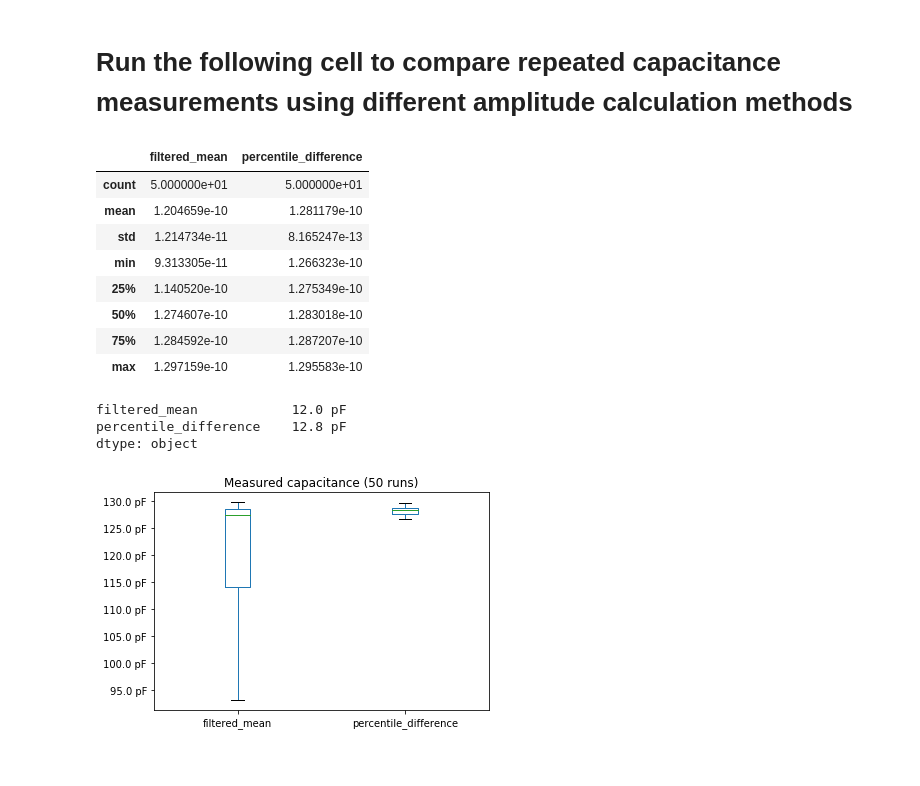
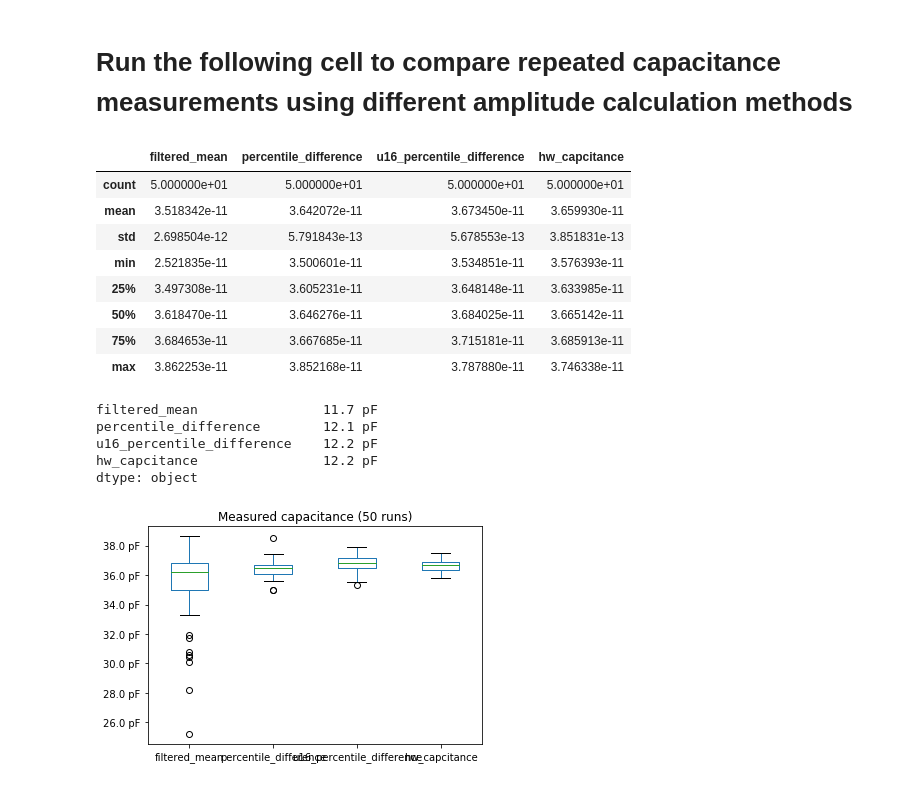
Before and after one commit to Blue-Ocean-Technologies-Inc/dropbot.py, a Jupyter notebook: dropbot/notebooks/Issue #25 - Compare filtered mean to percentile difference.ipynb, the cells around one changed output. Cells and saved outputs as stored; diff of their text form; code cells hidden in the pictures.

```diff
--- a/dropbot/notebooks/Issue #25 - Compare filtered mean to percentile difference.ipynb
+++ b/dropbot/notebooks/Issue #25 - Compare filtered mean to percentile difference.ipynb
@@ -28,6 +28,12 @@ def measure_capacitance(self, n_samples=50):
     amplitude = .5 * (volts_description['75%'] - volts_description['25%'])
     return df_volts, amplitude, v_filtered_mean
 
+
+def measure_capacitance_on_board(self, n_samples=50):
+    transfer_function = 0.15e-8 * 3.3 / 2 ** 16
+    return .5 * self.u16_percentile_diff(11, n_samples, 25, 75) * transfer_function
+
+
 try:
     proxy.terminate()
 except:
@@ -60,23 +66,30 @@ dtype: object
 # %% [markdown]
 # Run the following cell to measure capacitance and compare amplitude calculation methods
 # %%
+n_samples = 256
 fig, axes = mpl.pyplot.subplots(1, 2, figsize=(10, 4))
-df_volts, percentile_diff_amplitude, v_filtered_mean = measure_capacitance(proxy)
+df_volts, percentile_diff_amplitude, v_filtered_mean = \
+    measure_capacitance(proxy, n_samples=n_samples)
 axis = axes[0]
 axis = df_volts.plot(ax=axis)
 volts_mean = df_volts.mean()
 axis.set_title('Sorted by index')
 values = {'v_filtered_mean': v_filtered_mean,
-          'percentile_diff_amplitude': percentile_diff_amplitude}
+          'percentile_diff_amplitude': percentile_diff_amplitude,
+          'u16_percentile_diff':
+          .5 * proxy.u16_percentile_diff(pin=11, n_samples=n_samples,
+                                         low_percentile=25,
+                                         high_percentile=75) * 3.3 / 2 ** 16}
 
 axis = axes[1]
 df_volts.sort_values('volts').reset_index(drop=True).plot(ax=axis)
 axis.set_title('Sorted by value')
 
+styles = '-', '--', 'x'
 for axis in axes:
     for i, (key_i, value_i) in enumerate(values.iteritems()):
-        axis.plot(axis.get_xlim(), 2 * [volts_mean + value_i], linestyle='-' * (i + 1), label=key_i)
-        axis.plot(axis.get_xlim(), 2 * [volts_mean - value_i], linestyle='-' * (i + 1), label=key_i)
+        axis.plot(axis.get_xlim(), 2 * [volts_mean + value_i], styles[i], label=key_i)
+        axis.plot(axis.get_xlim(), 2 * [volts_mean - value_i], styles[i], label=key_i)
     axis.legend()
     axis.yaxis.set_major_formatter(V_formattter)
 
@@ -91,38 +105,47 @@ fig.tight_layout()
 # %% [markdown]
 # Run the following cell to compare repeated capacitance measurements using different amplitude calculation methods
 # %%
-actuated_channels_count = 10
+n_samples = 32
+actuated_channels_count = 3
 s_channel_states = pd.Series(actuated_channels_count * [1],
                              index=range(actuated_channels_count))
 channel_states = np.zeros(proxy.number_of_channels, dtype=int)
 channel_states[s_channel_states.index] = s_channel_states
 proxy.state_of_channels = channel_states
 
 # Amplitude calculation methods.
 methods = ['filtered_mean', 'percentile_difference']
 
 # Number of measurements to run for each amplitude calculation method.
 N = 50
-df_capacitances = pd.DataFrame([proxy.measure_capacitance(amplitude=methods)
+df_capacitances = pd.DataFrame([proxy.measure_capacitance(n_samples=n_samples,
+                                                          amplitude=methods)
                                 for i in xrange(N)])
+df_capacitances['u16_percentile_difference'] = \
+    [measure_capacitance_on_board(proxy,n_samples=n_samples)
+     for i in xrange(N)]
+df_capacitances['hw_capcitance'] = [proxy.capacitance(n_samples=n_samples)
+                                    for i in xrange(N)]
 display(df_capacitances.describe())
 
 axis = df_capacitances.plot(kind='box')
 axis.set_title('Measured capacitance (%s runs)' % N)
 axis.yaxis.set_major_formatter(F_formattter)
 display((df_capacitances.mean() /
          actuated_channels_count).map(lambda x: '%sF' % si.si_format(x)))
 # %% [output]
-|  | filtered_mean | percentile_difference |
-| count | 5.000000e+01 | 5.000000e+01 |
-| mean | 1.204659e-10 | 1.281179e-10 |
-| std | 1.214734e-11 | 8.165247e-13 |
-| min | 9.313305e-11 | 1.266323e-10 |
-| 25% | 1.140520e-10 | 1.275349e-10 |
-| 50% | 1.274607e-10 | 1.283018e-10 |
-| 75% | 1.284592e-10 | 1.287207e-10 |
-| max | 1.297159e-10 | 1.295583e-10 |
+|  | filtered_mean | percentile_difference | u16_percentile_difference | hw_capcitance |
+| count | 5.000000e+01 | 5.000000e+01 | 5.000000e+01 | 5.000000e+01 |
+| mean | 3.518342e-11 | 3.642072e-11 | 3.673450e-11 | 3.659930e-11 |
+| std | 2.698504e-12 | 5.791843e-13 | 5.678553e-13 | 3.851831e-13 |
+| min | 2.521835e-11 | 3.500601e-11 | 3.534851e-11 | 3.576393e-11 |
+| 25% | 3.497308e-11 | 3.605231e-11 | 3.648148e-11 | 3.633985e-11 |
+| 50% | 3.618470e-11 | 3.646276e-11 | 3.684025e-11 | 3.665142e-11 |
+| 75% | 3.684653e-11 | 3.667685e-11 | 3.715181e-11 | 3.685913e-11 |
+| max | 3.862253e-11 | 3.852168e-11 | 3.787880e-11 | 3.746338e-11 |
-filtered_mean            12.0 pF
-percentile_difference    12.8 pF
+filtered_mean                11.7 pF
+percentile_difference        12.1 pF
+u16_percentile_difference    12.2 pF
+hw_capcitance                12.2 pF
 dtype: object
-[figure, old version]
+[figure, new version]
```
Also changed, not shown: parts of 3 cells of this notebook, 1 other file.
